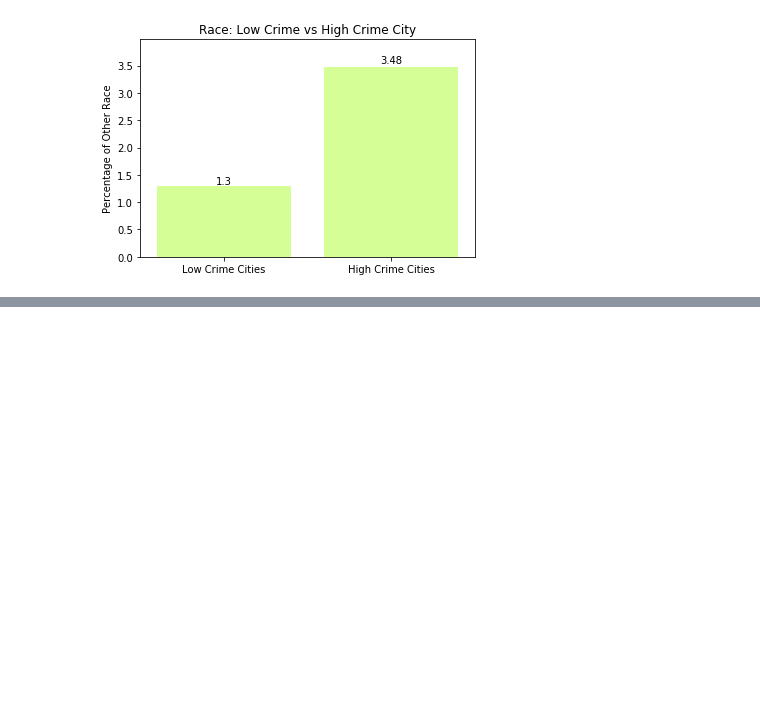
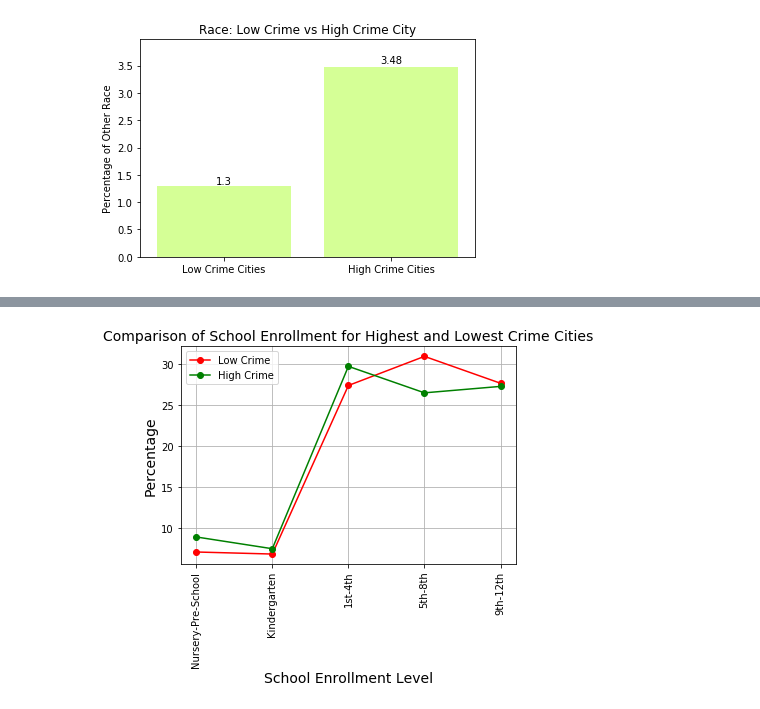
Before and after one commit to temidayo1234/National_ViolentCrime_Analysis, a Jupyter notebook: Analysis/Summary-Tables-Charts/Summary Tables Charts.ipynb, the cells around one changed output, grey strips where cells are left out. Drawn from its saved outputs; the diff is of its cells as text; code cells hidden in the pictures; blank space fills up the shorter version.

```diff
--- a/Analysis/Summary-Tables-Charts/Summary Tables Charts.ipynb
+++ b/Analysis/Summary-Tables-Charts/Summary Tables Charts.ipynb
@@ -373,0 +394,36 @@ lines = educationsummarytable.plot.line()
+# %%
+schoolsummarytable=pd.read_csv("Data/school_summary_table.csv")
+#Reconfigure dataframe for line chart
+lcn=schoolsummarytable["% Nursery-Pre-School"][0]
+lck=schoolsummarytable["% Kindergarten"][0]
+lc4=schoolsummarytable["% 1st-4th"][0]
+lc8=schoolsummarytable["% 5th-8th"][0]
+lc12=schoolsummarytable["% 9th-12th"][0]
+hcn=schoolsummarytable["% Nursery-Pre-School"][1]
+hck=schoolsummarytable["% Kindergarten"][1]
+hc4=schoolsummarytable["% 1st-4th"][1]
+hc8=schoolsummarytable["% 5th-8th"][1]
+hc12=schoolsummarytable["% 9th-12th"][1]
+newschool = {'School Enrollment':["Nursery-Pre-School","Kindergarten","1st-4th","5th-8th","9th-12th"],
+                'Low Crime Cities': [lcn,lck,lc4,lc8,lc12],
+                'High Crime Cities': [hcn,hck,hc4,hc8,hc12]}
+newschool_df= pd.DataFrame(newschool)
+#plot line chart
+x_axis_data = np.arange(len(newschool_df["School Enrollment"]))
+tick_locations = [value for value in x_axis_data]
+low=newschool_df["Low Crime Cities"]
+high=newschool_df["High Crime Cities"]
+plt.plot(x_axis_data, low, label="Low Crime", marker='o', color='r')
+plt.plot(x_axis_data, high, label="High Crime", marker='o',color='g')
+plt.xticks(tick_locations, newschool_df["School Enrollment"],rotation="vertical")
+plt.legend(loc='best')
+plt.title('Comparison of School Enrollment for Highest and Lowest Crime Cities', fontsize=14)
+plt.xlabel('School Enrollment Level', fontsize=14)
+plt.ylabel('Percentage', fontsize=14)
+plt.grid(True)
+
+# Save our graph and show the graph
+plt.savefig("Results/schoolenrollment.png")
+plt.show()
+# %% [output]
+[figure, added]
```
Also changed, not shown: parts of 6 cells of this notebook, 3 other files.
